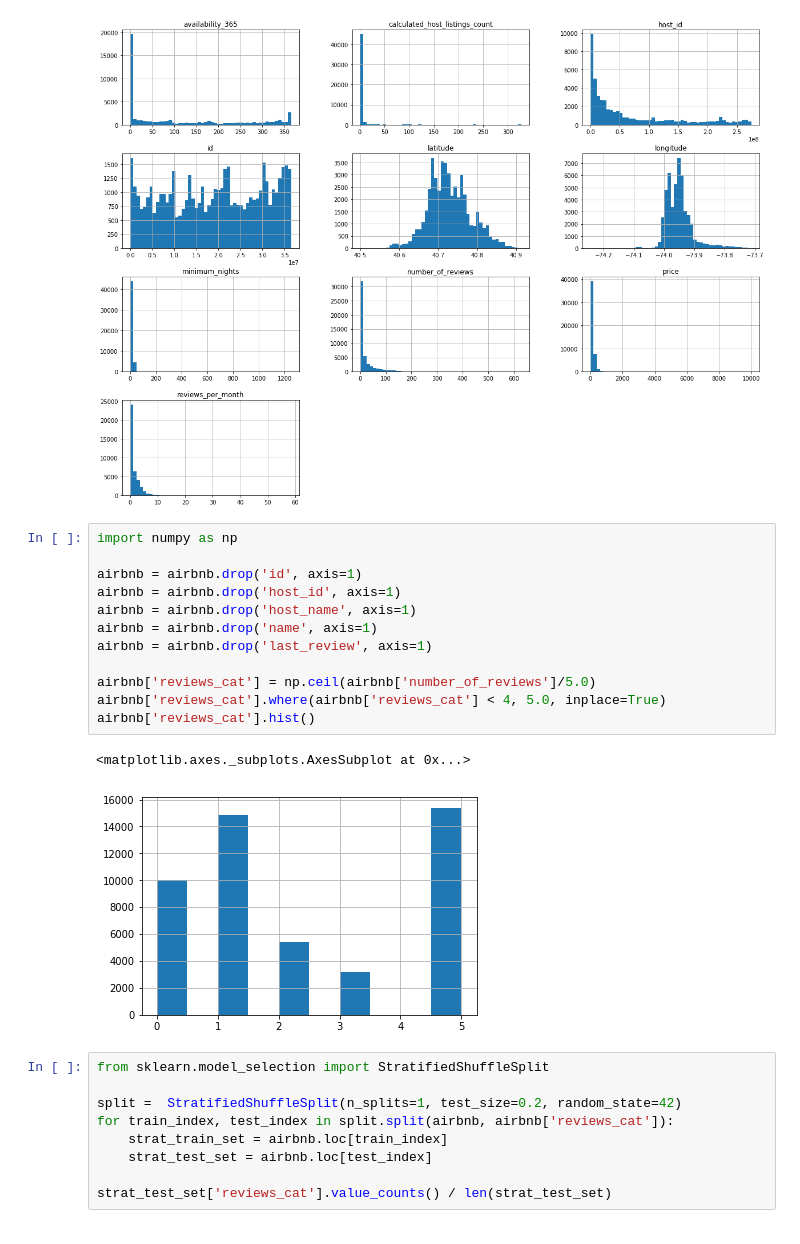
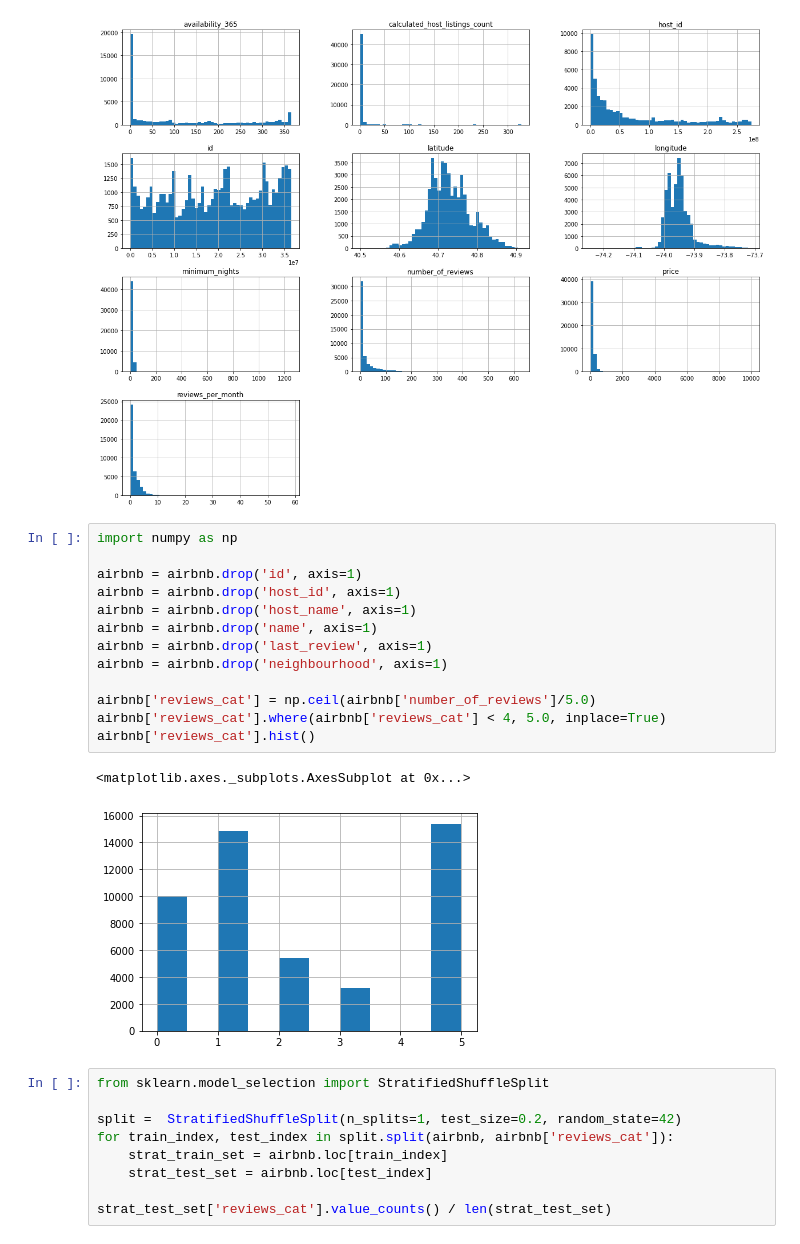
Before and after one commit to sandropaganotti/machine-learning-exercises, a Jupyter notebook: Chapter 2. Airbnb NYC 2019.ipynb, the cells around one changed output. Drawn from its saved outputs; the diff is of its cells as text.

```diff
--- a/Chapter 2. Airbnb NYC 2019.ipynb
+++ b/Chapter 2. Airbnb NYC 2019.ipynb
@@ -75,18 +75,19 @@ plt.show()
 # %%
 import numpy as np
 
 airbnb = airbnb.drop('id', axis=1)
 airbnb = airbnb.drop('host_id', axis=1)
 airbnb = airbnb.drop('host_name', axis=1)
 airbnb = airbnb.drop('name', axis=1)
 airbnb = airbnb.drop('last_review', axis=1)
+airbnb = airbnb.drop('neighbourhood', axis=1)
 
 airbnb['reviews_cat'] = np.ceil(airbnb['number_of_reviews']/5.0)
 airbnb['reviews_cat'].where(airbnb['reviews_cat'] < 4, 5.0, inplace=True)
 airbnb['reviews_cat'].hist()
 # %% [output]
 <matplotlib.axes._subplots.AxesSubplot at 0x...>
-[figure, old version]
+[figure, new version]
 # %%
 from sklearn.model_selection import StratifiedShuffleSplit
 
```
Also changed, not shown: parts of 12 cells of this notebook, 1 other file.
